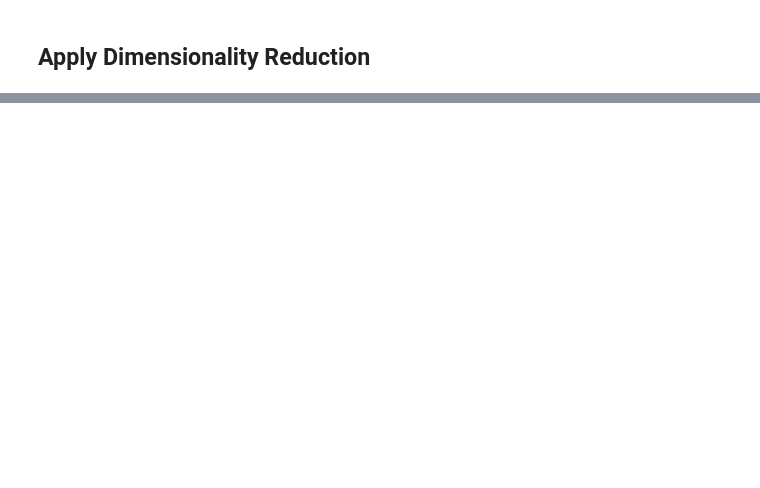
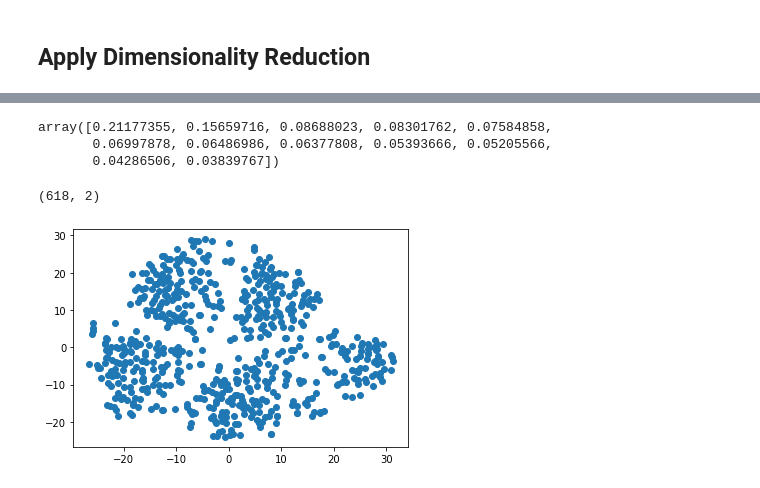
Before and after one commit to akbandi/Myopia-Clusters, a Jupyter notebook: Myopia Clusters.ipynb, the cells around one changed output, grey strips where cells are left out. Drawn from its saved outputs; the diff is of its cells as text; code cells hidden in the pictures; blank space fills up the shorter version.

Commit message:
t-SNE model with PyPlot.

```diff
--- a/Myopia Clusters.ipynb
+++ b/Myopia Clusters.ipynb
@@ -161,0 +156,31 @@ array([0.21177355, 0.15659716, 0.08688023, 0.08301762, 0.07584858,
+# %%
+# Fetch the explained variance
+pca.explained_variance_ratio_
+# %% [output]
+array([0.21177355, 0.15659716, 0.08688023, 0.08301762, 0.07584858,
+       0.06997878, 0.06486986, 0.06377808, 0.05393666, 0.05205566,
+       0.04286506, 0.03839767])
+# %%
+ # Initialize t-SNE model
+tsne = TSNE(learning_rate=35)
+# %%
+ # Reduce dimensions
+tsne_features = tsne.fit_transform(df_myopia_pca)
+# %%
+tsne_features.shape
+# %% [output]
+(618, 2)
+# %%
+ # Prepare to plot the dataset
+
+# The first column of transformed features
+df_myopia_pca['x'] = tsne_features[:,0]
+
+# The second column of transformed features
+df_myopia_pca['y'] = tsne_features[:,1]
+# %%
+# Visualize the clusters
+plt.scatter(df_myopia_pca['x'], df_myopia_pca['y'])
+plt.show()
+# %% [output]
+[figure, added]
```
Also changed, not shown: parts of 6 cells of this notebook.
